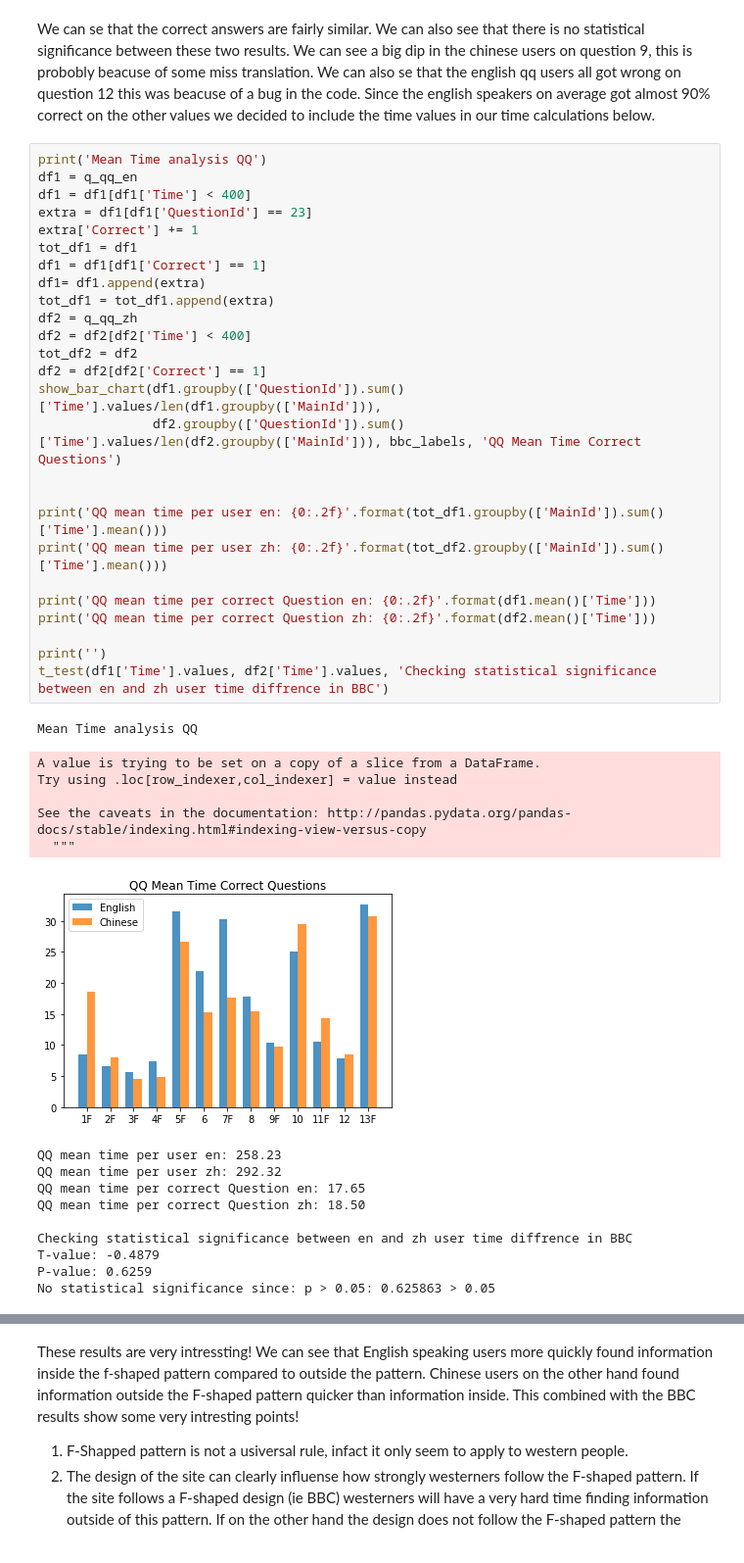
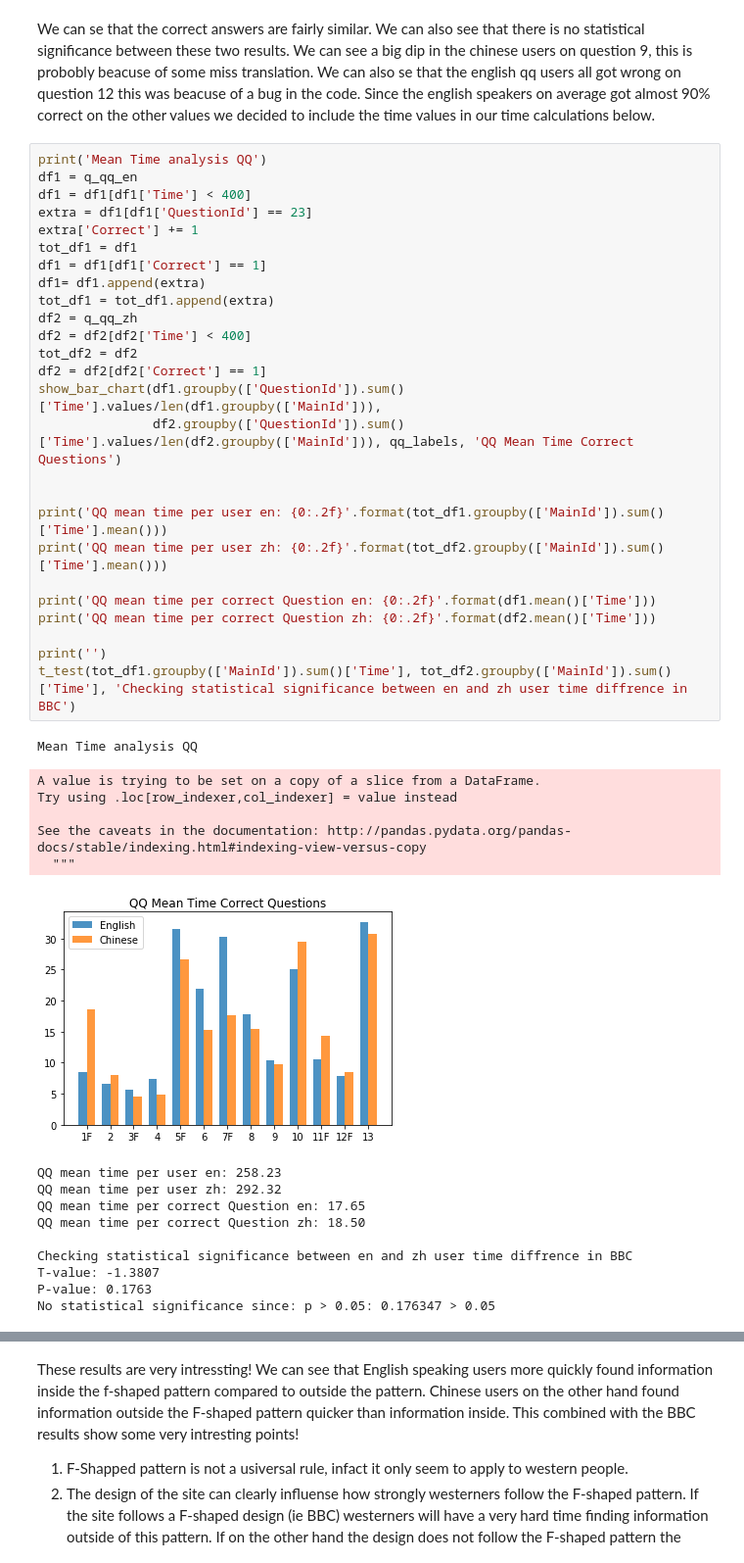
Before and after one commit to mliljenberg/ExJobb, a Jupyter notebook: Analysis.ipynb, the cells around one changed output, grey strips where cells are left out. Shown at 98% size. Cells and saved outputs as stored; diff of their text form.

```diff
--- a/Analysis.ipynb
+++ b/Analysis.ipynb
@@ -487,44 +475,44 @@ We can se that the correct answers are fairly similar. We can also see that ther
 print('Mean Time analysis QQ')
 df1 = q_qq_en
 df1 = df1[df1['Time'] < 400]
 extra = df1[df1['QuestionId'] == 23]
 extra['Correct'] += 1
 tot_df1 = df1
 df1 = df1[df1['Correct'] == 1]
 df1= df1.append(extra)
 tot_df1 = tot_df1.append(extra)
 df2 = q_qq_zh
 df2 = df2[df2['Time'] < 400]
 tot_df2 = df2
 df2 = df2[df2['Correct'] == 1]
 show_bar_chart(df1.groupby(['QuestionId']).sum()['Time'].values/len(df1.groupby(['MainId'])),
-               df2.groupby(['QuestionId']).sum()['Time'].values/len(df2.groupby(['MainId'])), bbc_labels, 'QQ Mean Time Correct Questions')
+               df2.groupby(['QuestionId']).sum()['Time'].values/len(df2.groupby(['MainId'])), qq_labels, 'QQ Mean Time Correct Questions')
 
 
 print('QQ mean time per user en: {0:.2f}'.format(tot_df1.groupby(['MainId']).sum()['Time'].mean()))
 print('QQ mean time per user zh: {0:.2f}'.format(tot_df2.groupby(['MainId']).sum()['Time'].mean()))
 
 print('QQ mean time per correct Question en: {0:.2f}'.format(df1.mean()['Time']))
 print('QQ mean time per correct Question zh: {0:.2f}'.format(df2.mean()['Time']))
 
 print('')
-t_test(df1['Time'].values, df2['Time'].values, 'Checking statistical significance between en and zh user time diffrence in BBC')
+t_test(tot_df1.groupby(['MainId']).sum()['Time'], tot_df2.groupby(['MainId']).sum()['Time'], 'Checking statistical significance between en and zh user time diffrence in BBC')
 # %% [output]
 Mean Time analysis QQ
 A value is trying to be set on a copy of a slice from a DataFrame.
 Try using .loc[row_indexer,col_indexer] = value instead
 
 See the caveats in the documentation: http://pandas.pydata.org/pandas-docs/stable/indexing.html#indexing-view-versus-copy
   """
-[figure, old version]
+[figure, new version]
 QQ mean time per user en: 258.23
 QQ mean time per user zh: 292.32
 QQ mean time per correct Question en: 17.65
 QQ mean time per correct Question zh: 18.50
 
 Checking statistical significance between en and zh user time diffrence in BBC
-T-value: -0.4879
-P-value: 0.6259
-No statistical significance since: p > 0.05: 0.625863 > 0.05
+T-value: -1.3807
+P-value: 0.1763
+No statistical significance since: p > 0.05: 0.176347 > 0.05
 # %%
 print(' ')
```
Also changed, not shown: parts of 12 cells of this notebook, 37 other files.
